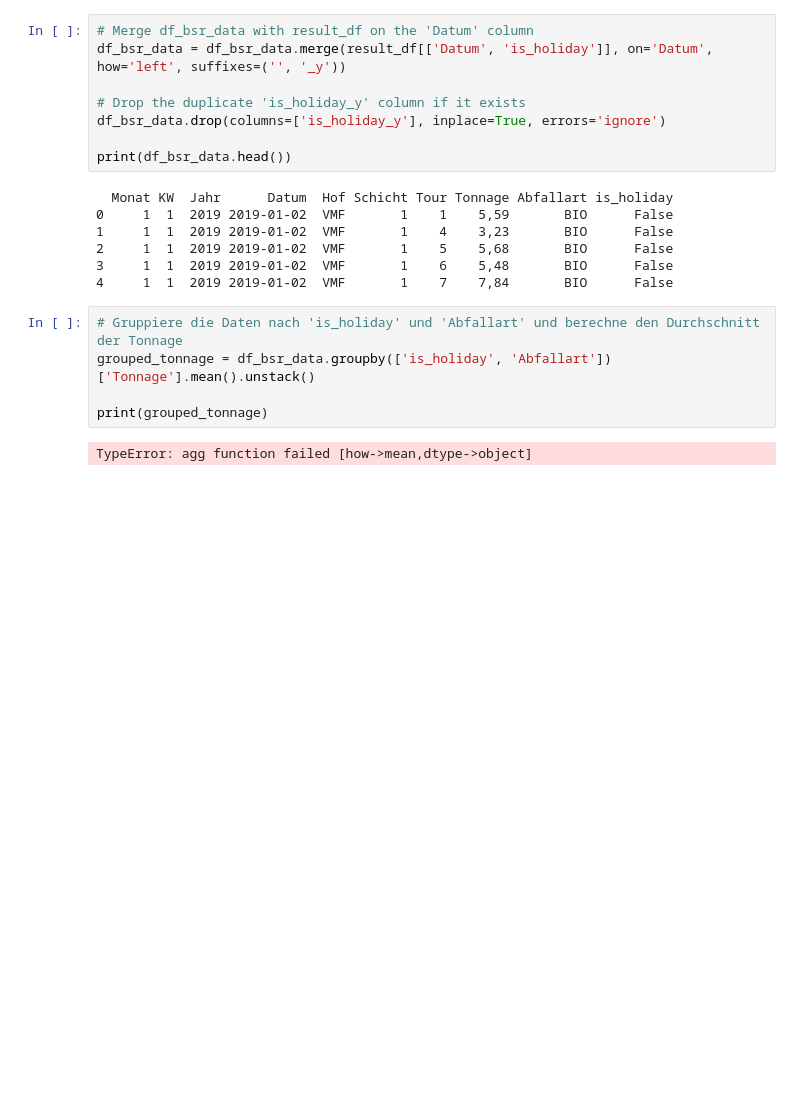
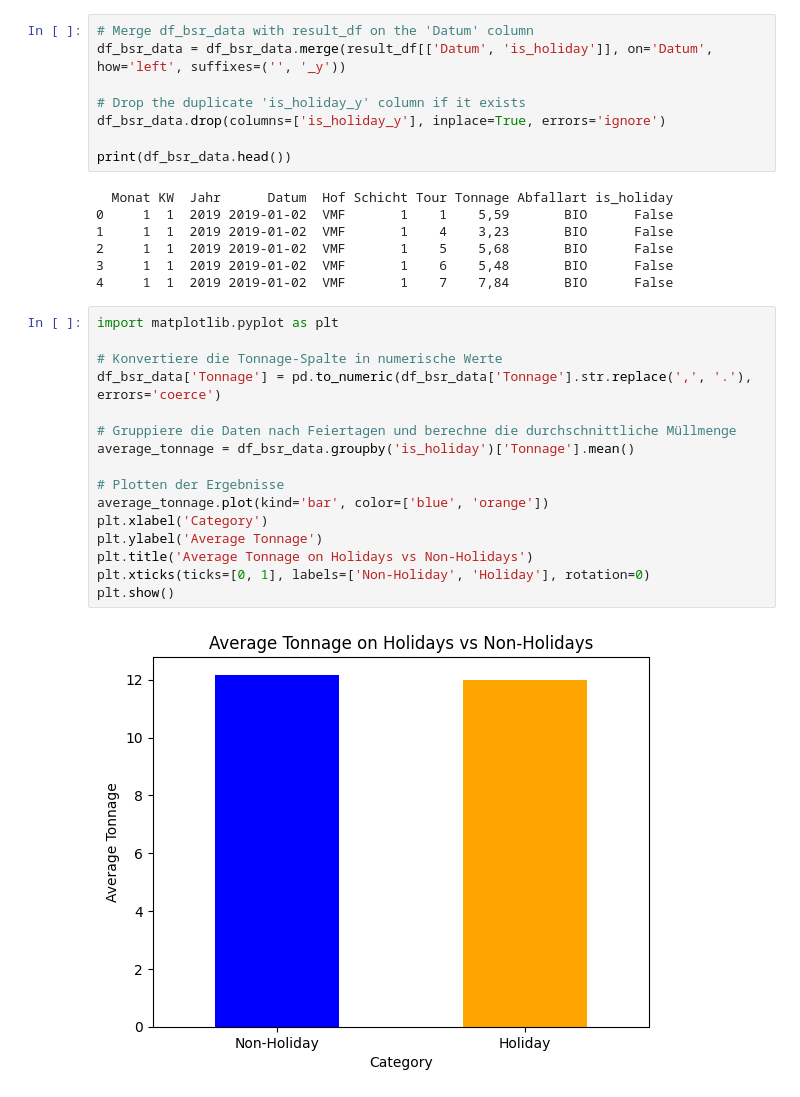
Before and after one commit to FlyingBaum/trash-ml, a Jupyter notebook: notebooks/holidays.ipynb, the cells around one changed output. Cells and saved outputs as stored; diff of their text form; blank space fills up the shorter version.

Commit message:
update holidays notebook

```diff
--- a/notebooks/holidays.ipynb
+++ b/notebooks/holidays.ipynb
@@ -129,10 +129,21 @@ print(df_bsr_data.head())
 2     1  1  2019 2019-01-02  VMF       1    5    5,68       BIO      False
 3     1  1  2019 2019-01-02  VMF       1    6    5,48       BIO      False
 4     1  1  2019 2019-01-02  VMF       1    7    7,84       BIO      False
-# %%
-# Gruppiere die Daten nach 'is_holiday' und 'Abfallart' und berechne den Durchschnitt der Tonnage
-grouped_tonnage = df_bsr_data.groupby(['is_holiday', 'Abfallart'])['Tonnage'].mean().unstack()
-
-print(grouped_tonnage)
-# %% [output]
-TypeError: agg function failed [how->mean,dtype->object]
+# %%
+import matplotlib.pyplot as plt
+
+# Konvertiere die Tonnage-Spalte in numerische Werte
+df_bsr_data['Tonnage'] = pd.to_numeric(df_bsr_data['Tonnage'].str.replace(',', '.'), errors='coerce')
+
+# Gruppiere die Daten nach Feiertagen und berechne die durchschnittliche Müllmenge
+average_tonnage = df_bsr_data.groupby('is_holiday')['Tonnage'].mean()
+
+# Plotten der Ergebnisse
+average_tonnage.plot(kind='bar', color=['blue', 'orange'])
+plt.xlabel('Category')
+plt.ylabel('Average Tonnage')
+plt.title('Average Tonnage on Holidays vs Non-Holidays')
+plt.xticks(ticks=[0, 1], labels=['Non-Holiday', 'Holiday'], rotation=0)
+plt.show()
+# %% [output]
+[figure, added]
```
Also changed, not shown: parts of 1 cell of this notebook.
